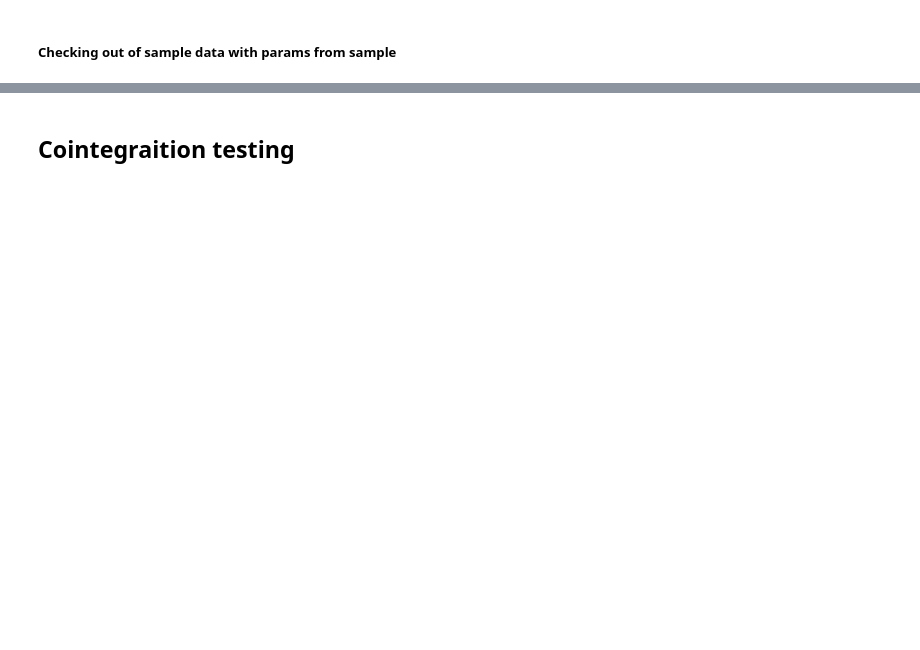
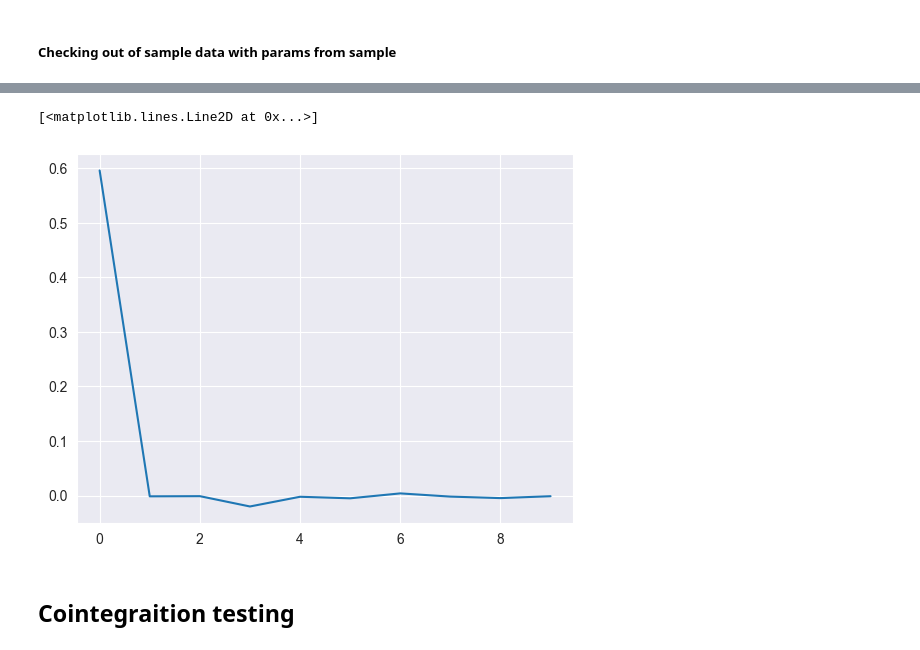
Before and after one commit to mrFendel/ti_portfolio, a Jupyter notebook: cointegration/research.ipynb, the cells around one changed output, grey strips where cells are left out. Saved outputs shown, nothing was run; the diff lists cells and outputs as text; code cells hidden in the pictures; blank space fills up the shorter version.

```diff
--- a/cointegration/research.ipynb
+++ b/cointegration/research.ipynb
@@ -102,2 +119,12 @@ plt.legend()
+# %%
+corr_list = []
+for i in range(0,10):
+    temp = np.roll(pref_rets, i)
+    corr_list.append(sps.pearsonr(x=share_rets, y=temp)[0])
+
+plt.plot(corr_list)
+# %% [output]
+[<matplotlib.lines.Line2D at 0x...>]
+[figure, added]
 # %% [markdown]
 ## Cointegraition testing
```
Also changed, not shown: parts of 17 cells of this notebook.
